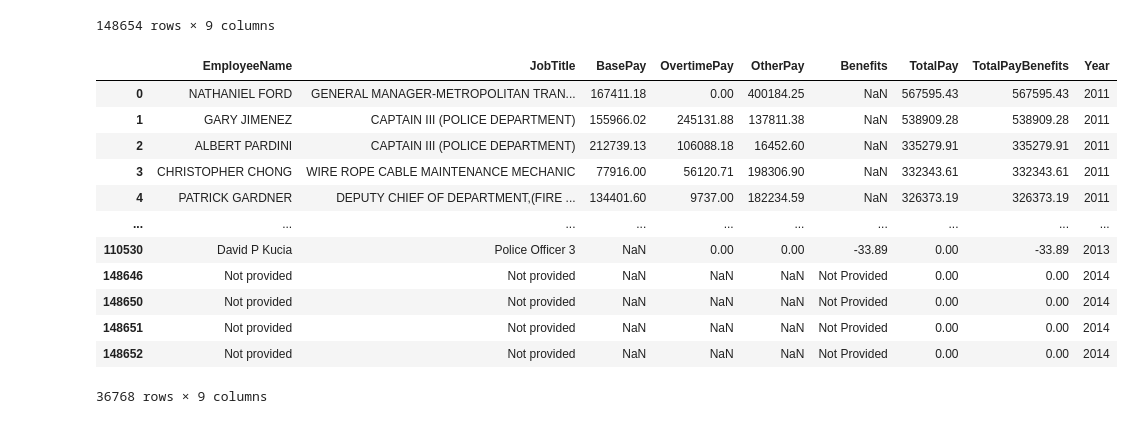
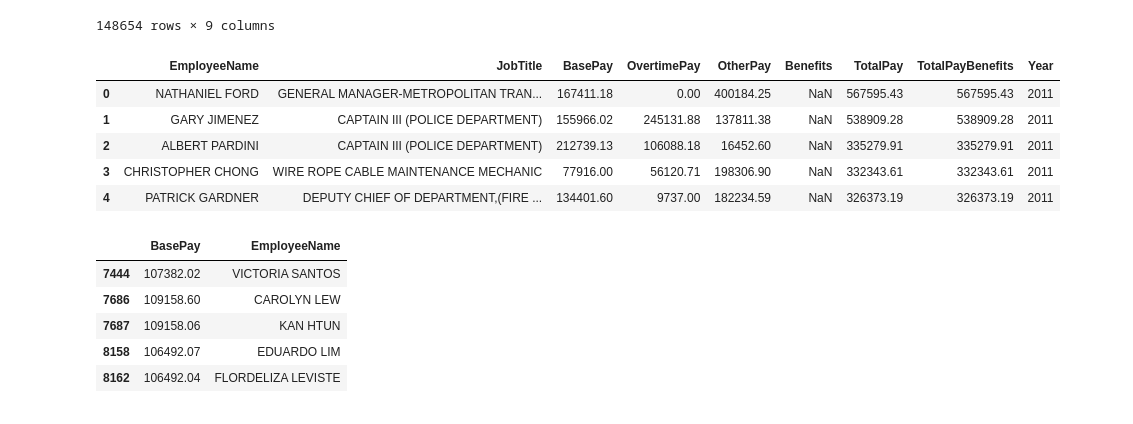
Before and after one commit to AlisTamang10/Python-Basics, a Jupyter notebook: Data Analysis/Data Operation on SalariesCSV.ipynb, the cells around one changed output. Drawn from its saved outputs; the diff is of its cells as text; code cells hidden in the pictures.

```diff
--- a/Data Analysis/Data Operation on SalariesCSV.ipynb
+++ b/Data Analysis/Data Operation on SalariesCSV.ipynb
@@ -278,18 +278,23 @@ data_clean
 # show the deleted rows (assignment)
 # %%
 dropped_rows = DF[DF.isna().any(axis=1)]
-dropped_rows
+dropped_rows.head()
 # %% [output]
 |  | EmployeeName | JobTitle | BasePay | OvertimePay | OtherPay | Benefits | TotalPay | TotalPayBenefits | Year |
 | 0 | NATHANIEL FORD | GENERAL MANAGER-METROPOLITAN TRAN... | 167411.18 | 0.00 | 400184.25 | NaN | 567595.43 | 567595.43 | 2011 |
 | 1 | GARY JIMENEZ | CAPTAIN III (POLICE DEPARTMENT) | 155966.02 | 245131.88 | 137811.38 | NaN | 538909.28 | 538909.28 | 2011 |
 | 2 | ALBERT PARDINI | CAPTAIN III (POLICE DEPARTMENT) | 212739.13 | 106088.18 | 16452.60 | NaN | 335279.91 | 335279.91 | 2011 |
 | 3 | CHRISTOPHER CHONG | WIRE ROPE CABLE MAINTENANCE MECHANIC | 77916.00 | 56120.71 | 198306.90 | NaN | 332343.61 | 332343.61 | 2011 |
 | 4 | PATRICK GARDNER | DEPUTY CHIEF OF DEPARTMENT,(FIRE ... | 134401.60 | 9737.00 | 182234.59 | NaN | 326373.19 | 326373.19 | 2011 |
-| ... | ... | ... | ... | ... | ... | ... | ... | ... | ... |
-| 110530 | David P Kucia | Police Officer 3 | NaN | 0.00 | 0.00 | -33.89 | 0.00 | -33.89 | 2013 |
-| 148646 | Not provided | Not provided | NaN | NaN | NaN | Not Provided | 0.00 | 0.00 | 2014 |
-| 148650 | Not provided | Not provided | NaN | NaN | NaN | Not Provided | 0.00 | 0.00 | 2014 |
-| 148651 | Not provided | Not provided | NaN | NaN | NaN | Not Provided | 0.00 | 0.00 | 2014 |
-| 148652 | Not provided | Not provided | NaN | NaN | NaN | Not Provided | 0.00 | 0.00 | 2014 |
-36768 rows × 9 columns
+# %%
+#find the accountant basepay
+
+job_acc = DF[DF['JobTitle'].str.contains('Account',case=False)][['BasePay','EmployeeName']]
+job_acc.head()
+# %% [output]
+|  | BasePay | EmployeeName |
+| 7444 | 107382.02 | VICTORIA SANTOS |
+| 7686 | 109158.60 | CAROLYN LEW |
+| 7687 | 109158.06 | KAN HTUN |
+| 8158 | 106492.07 | EDUARDO LIM |
+| 8162 | 106492.04 | FLORDELIZA LEVISTE |
```
Also changed, not shown: parts of 2 cells of this notebook.
